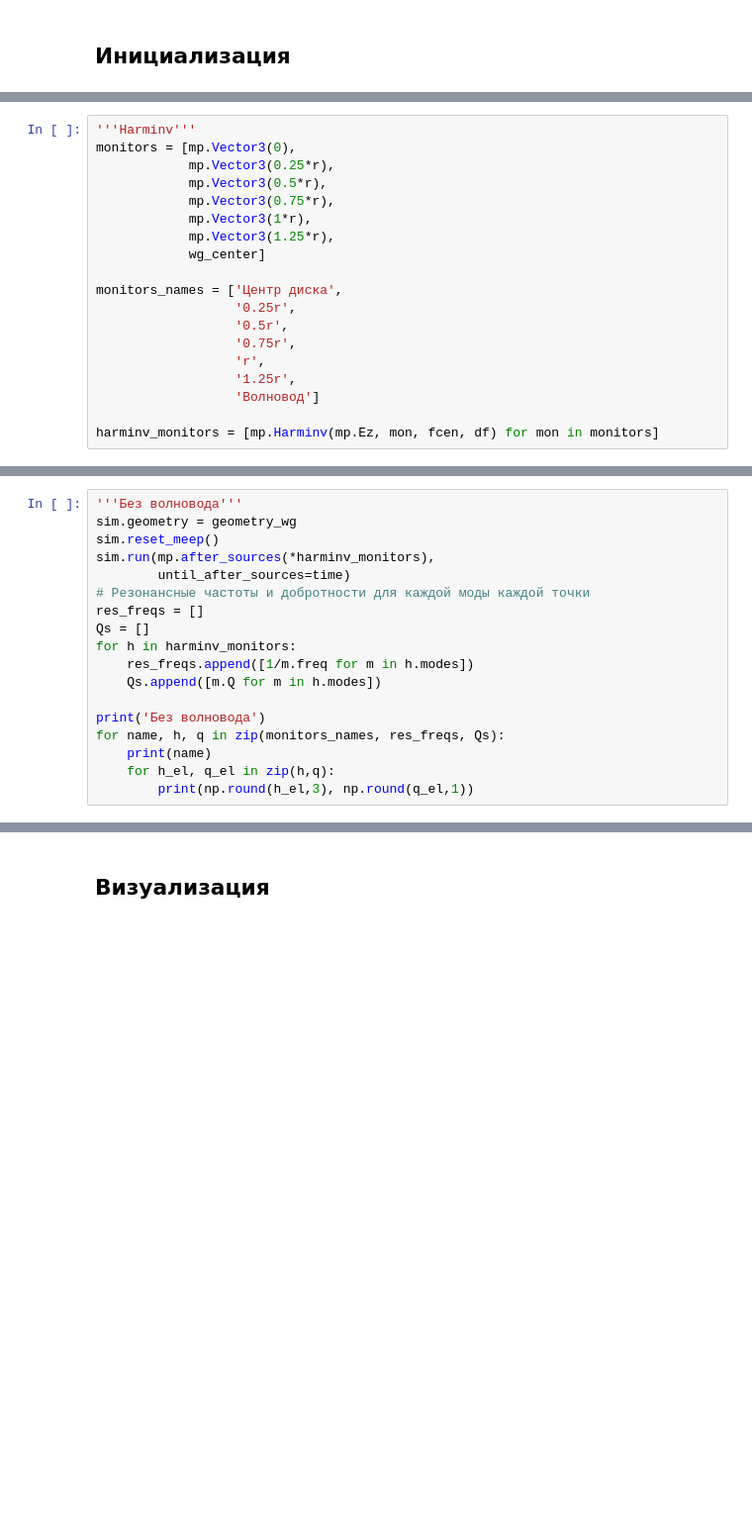
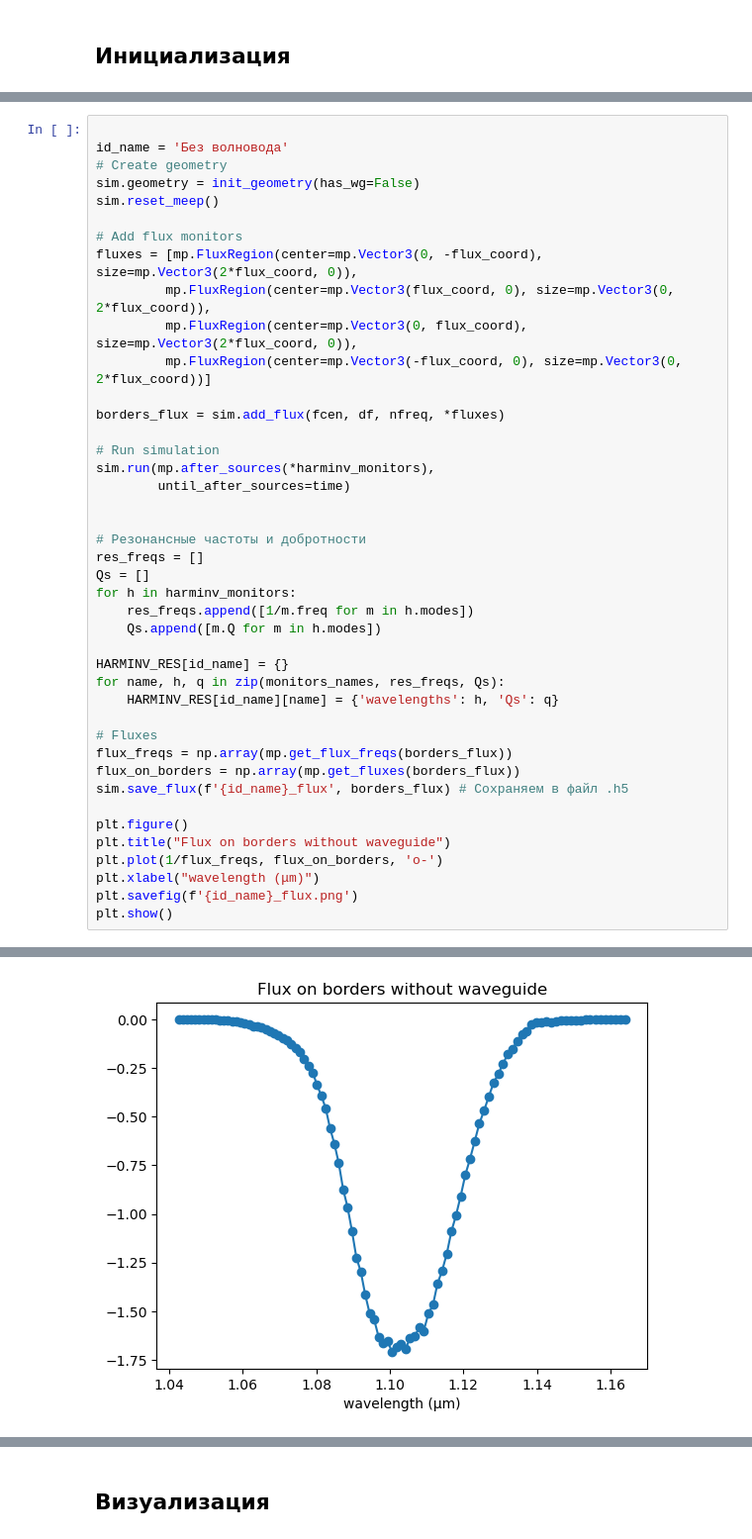
Before and after one commit to rangiferina/WGM_adjoint, a Jupyter notebook: WGM.ipynb, the cells around one changed output, grey strips where cells are left out. Shown at 99% size. Drawn from its saved outputs; the diff is of its cells as text; blank space fills up the shorter version.

```diff
--- a/WGM.ipynb
+++ b/WGM.ipynb
@@ -142,19 +88,0 @@ plt.show()
-# %%
-'''Harminv'''
-monitors = [mp.Vector3(0),
-            mp.Vector3(0.25*r),
-            mp.Vector3(0.5*r),
-            mp.Vector3(0.75*r),
-            mp.Vector3(1*r),
-            mp.Vector3(1.25*r),
-            wg_center]
-
-monitors_names = ['Центр диска',
-                  '0.25r',
-                  '0.5r',
-                  '0.75r',
-                  'r',
-                  '1.25r',
-                  'Волновод']
-
-harminv_monitors = [mp.Harminv(mp.Ez, mon, fcen, df) for mon in monitors]
@@ -161,19 +91,43 @@ harminv_monitors = [mp.Harminv(mp.Ez, mon, fcen, df) for mon in monitors]
 # %%
-'''Без волновода'''
-sim.geometry = geometry_wg
+
+id_name = 'Без волновода'
+# Create geometry
+sim.geometry = init_geometry(has_wg=False)
 sim.reset_meep()
+
+# Add flux monitors
+fluxes = [mp.FluxRegion(center=mp.Vector3(0, -flux_coord), size=mp.Vector3(2*flux_coord, 0)),
+         mp.FluxRegion(center=mp.Vector3(flux_coord, 0), size=mp.Vector3(0, 2*flux_coord)),
+         mp.FluxRegion(center=mp.Vector3(0, flux_coord), size=mp.Vector3(2*flux_coord, 0)),
+         mp.FluxRegion(center=mp.Vector3(-flux_coord, 0), size=mp.Vector3(0, 2*flux_coord))]
+
+borders_flux = sim.add_flux(fcen, df, nfreq, *fluxes)
+
+# Run simulation
 sim.run(mp.after_sources(*harminv_monitors),
         until_after_sources=time)
-# Резонансные частоты и добротности для каждой моды каждой точки
+
+
+# Резонансные частоты и добротности
 res_freqs = []
 Qs = []
 for h in harminv_monitors:
     res_freqs.append([1/m.freq for m in h.modes])
     Qs.append([m.Q for m in h.modes])
 
-print('Без волновода')
+HARMINV_RES[id_name] = {}
 for name, h, q in zip(monitors_names, res_freqs, Qs):
-    print(name)
-    for h_el, q_el in zip(h,q):
-        print(np.round(h_el,3), np.round(q_el,1))
+    HARMINV_RES[id_name][name] = {'wavelengths': h, 'Qs': q}
+
+# Fluxes
+flux_freqs = np.array(mp.get_flux_freqs(borders_flux))
+flux_on_borders = np.array(mp.get_fluxes(borders_flux))
+sim.save_flux(f'{id_name}_flux', borders_flux) # Сохраняем в файл .h5
+
+plt.figure()
+plt.title("Flux on borders without waveguide")
+plt.plot(1/flux_freqs, flux_on_borders, 'o-')
+plt.xlabel("wavelength (μm)")
+plt.savefig(f'{id_name}_flux.png')
+plt.show()
 # %% [output]
@@ -196,0 +134 @@ for name, h, q in zip(monitors_names, res_freqs, Qs):
+[figure, added]
```
Also changed, not shown: parts of 16 cells of this notebook.
